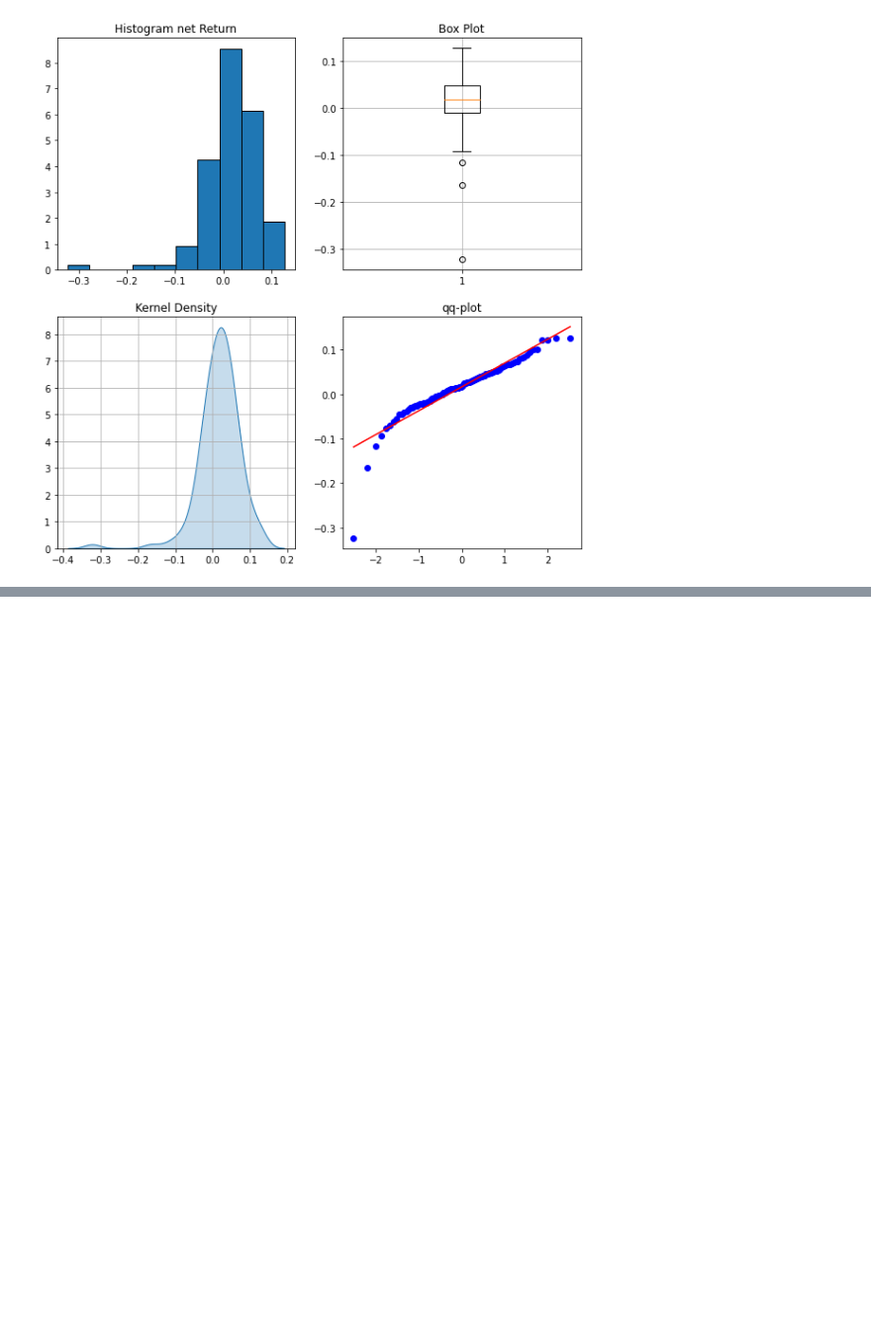
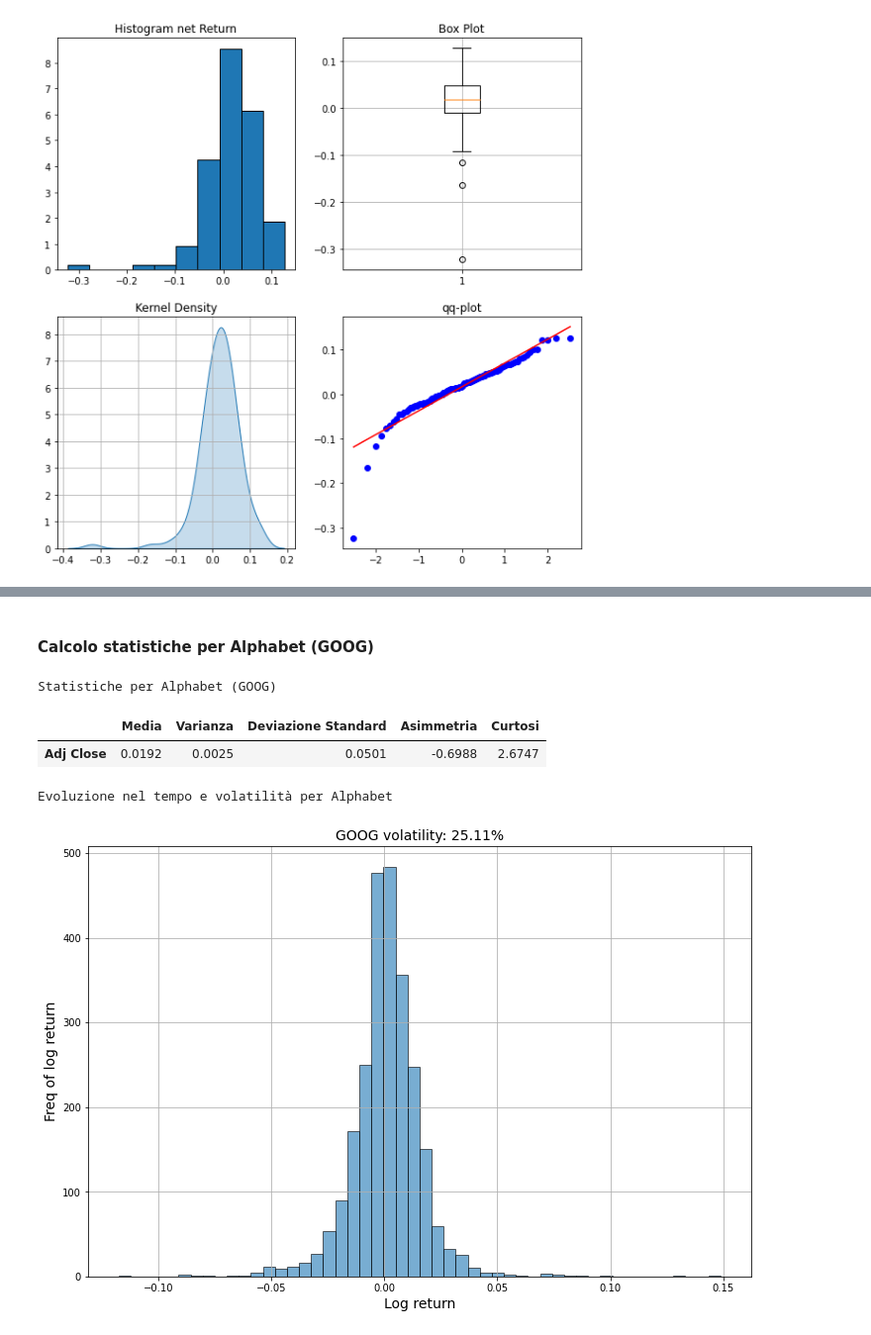
Before and after one commit to tommcamm/BISF-Project, a Jupyter notebook: python/Notebook del progetto.ipynb, the cells around one changed output, grey strips where cells are left out. Shown at 99% size. Saved outputs shown, nothing was run; the diff lists cells and outputs as text; code cells hidden in the pictures; blank space fills up the shorter version.

```diff
--- a/python/Notebook del progetto.ipynb
+++ b/python/Notebook del progetto.ipynb
@@ -874,0 +926,38 @@ plt.show()
+# %% [markdown]
+#### Calcolo statistiche per Alphabet (GOOG)
+# %%
+# Calcolo di tutte le statistiche richieste per Alphabet (GOOG)
+statistiche_goog = pd.DataFrame() # Creriamo un nuovo dataframe
+
+statistiche_goog["Media"] = round(rendimenti_netti_goog.mean(), 4)
+statistiche_goog["Varianza"] = round(rendimenti_netti_goog.var(), 4)
+statistiche_goog["Deviazione Standard"] = round(rendimenti_netti_goog.std(), 4)
+statistiche_goog["Asimmetria"] = round(rendimenti_netti_goog.skew(), 4)
+statistiche_goog["Curtosi"] = round(rendimenti_netti_goog.kurtosis(), 4)
+
+print("Statistiche per Alphabet (GOOG)")
+statistiche_goog # Print della tabella
+# %% [output]
+Statistiche per Alphabet (GOOG)
+|  | Media | Varianza | Deviazione Standard | Asimmetria | Curtosi |
+| Adj Close | 0.0192 | 0.0025 | 0.0501 | -0.6988 | 2.6747 |
+# %%
+# Calcolo della volatilità per Alphabet (GOOG)
+goog_daily_returns = goog_df[['Adj Close']]
+rendimenti_netti_goog = np.log(goog_daily_returns['Adj Close']/goog_daily_returns['Adj Close'].shift(1))
+
+volatility = rendimenti_netti_goog.std()*252**.5
+str_vol = str(round(volatility, 4)*100)
+
+plt.figure(figsize=(12,8)) # hist non ha come argomento la grandezza della figura, workaround
+rendimenti_netti_goog.hist(bins=50, alpha=0.6, edgecolor='black')
+
+plt.xlabel("Log return", fontsize=14)
+plt.ylabel("Freq of log return", fontsize=14)
+plt.title("GOOG volatility: " + str_vol + "%", fontsize=14)
+
+print("Evoluzione nel tempo e volatilità per Alphabet")
+plt.show()
+# %% [output]
+Evoluzione nel tempo e volatilità per Alphabet
+[figure, added]
```
Also changed, not shown: parts of 23 cells of this notebook, 2 other files.
